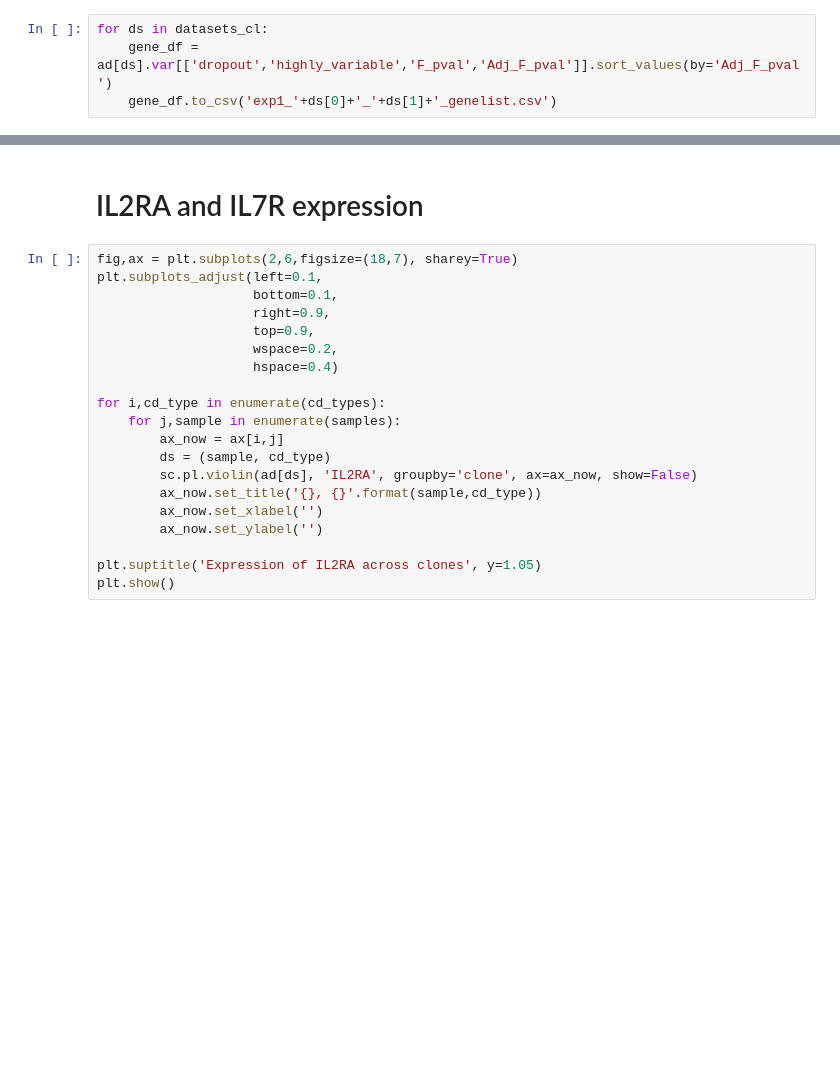
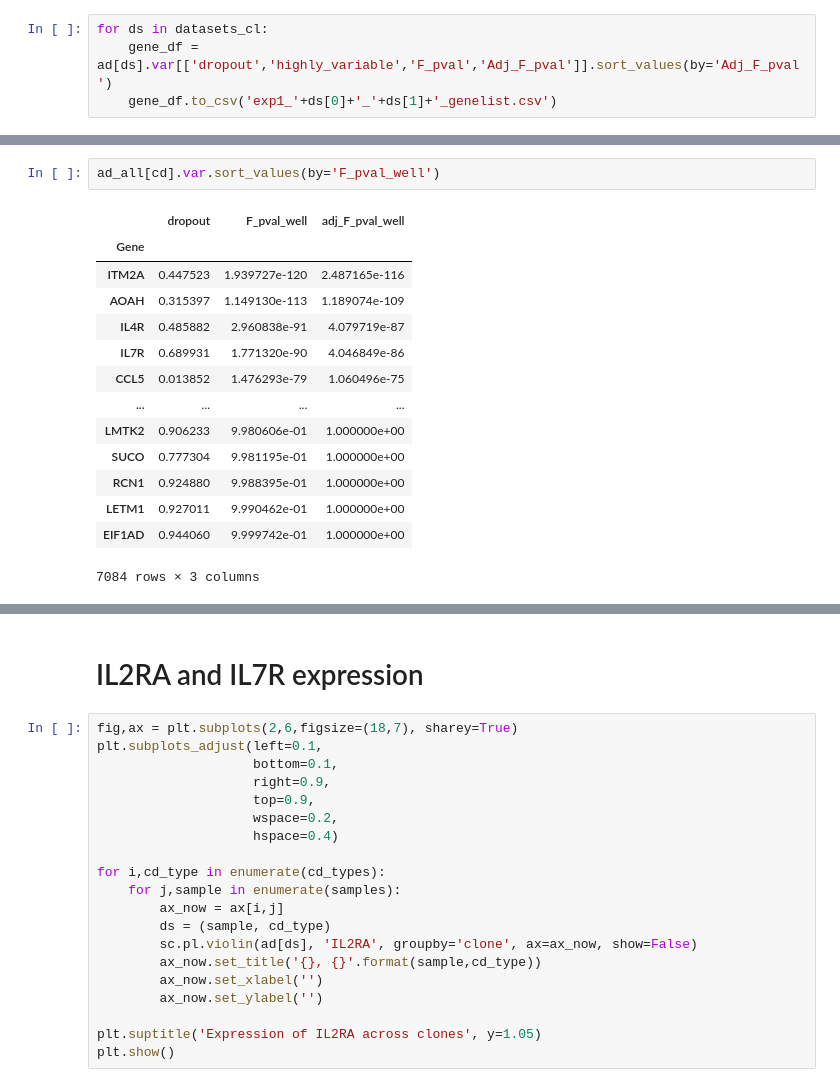
Before and after one commit to MartyWeissman/ClonalOmics10X, a Jupyter notebook: Big_10X_Experiment1.ipynb, the cells around one changed output, grey strips where cells are left out. Cells and saved outputs as stored; diff of their text form; blank space fills up the shorter version.

```diff
--- a/Big_10X_Experiment1.ipynb
+++ b/Big_10X_Experiment1.ipynb
@@ -325,0 +403,17 @@ for ds in datasets_cl:
+# %%
+ad_all[cd].var.sort_values(by='F_pval_well')
+# %% [output]
+|  | dropout | F_pval_well | adj_F_pval_well |
+| Gene |  |  |  |
+| ITM2A | 0.447523 | 1.939727e-120 | 2.487165e-116 |
+| AOAH | 0.315397 | 1.149130e-113 | 1.189074e-109 |
+| IL4R | 0.485882 | 2.960838e-91 | 4.079719e-87 |
+| IL7R | 0.689931 | 1.771320e-90 | 4.046849e-86 |
+| CCL5 | 0.013852 | 1.476293e-79 | 1.060496e-75 |
+| ... | ... | ... | ... |
+| LMTK2 | 0.906233 | 9.980606e-01 | 1.000000e+00 |
+| SUCO | 0.777304 | 9.981195e-01 | 1.000000e+00 |
+| RCN1 | 0.924880 | 9.988395e-01 | 1.000000e+00 |
+| LETM1 | 0.927011 | 9.990462e-01 | 1.000000e+00 |
+| EIF1AD | 0.944060 | 9.999742e-01 | 1.000000e+00 |
+7084 rows × 3 columns
```
Also changed, not shown: parts of 35 cells of this notebook, 1 other file.
